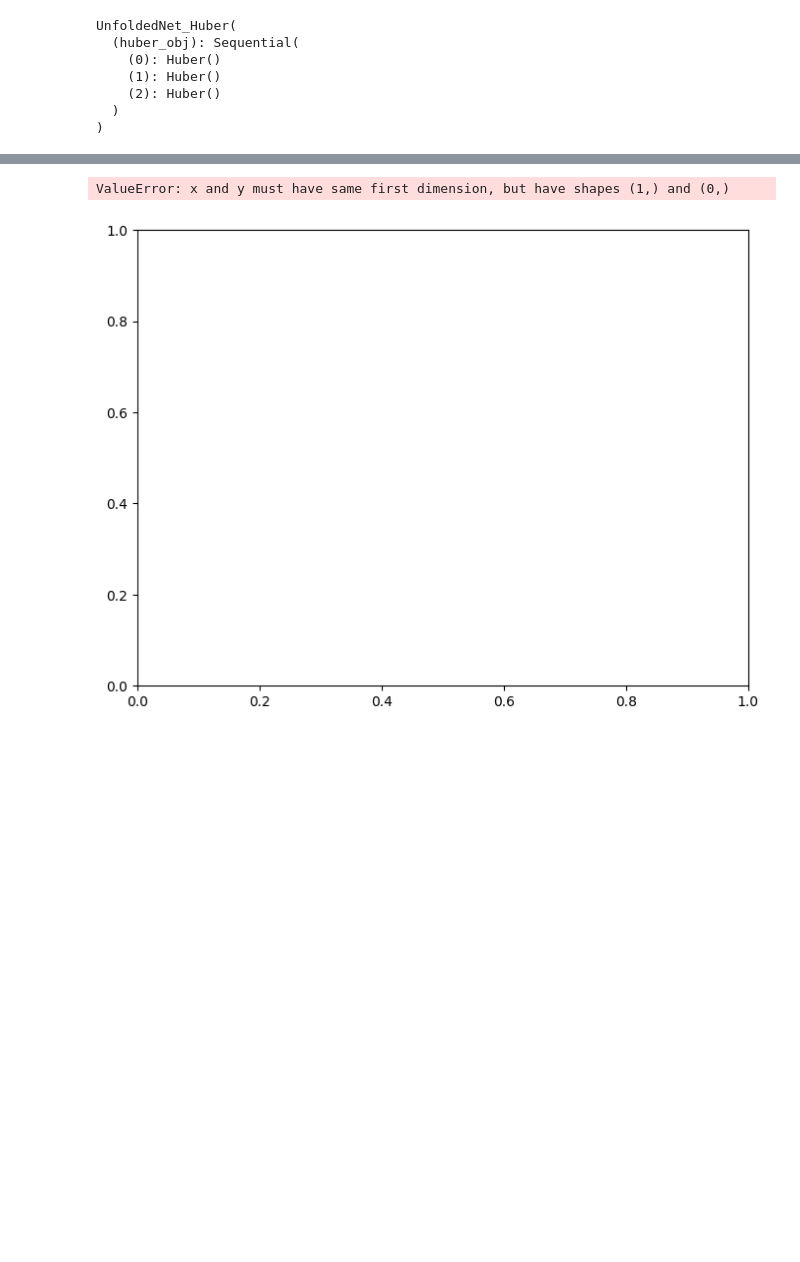
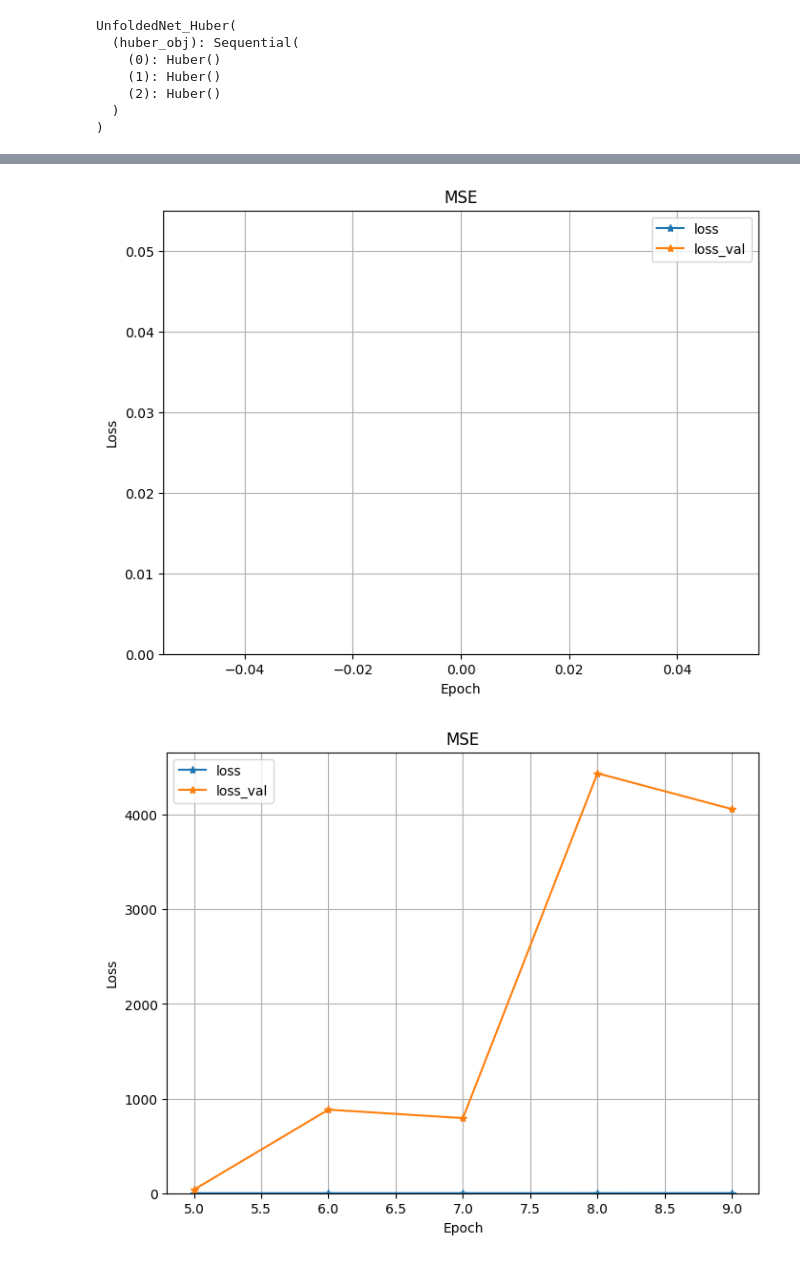
Before and after one commit to Talha-Nehal-Undegrad-Study/ConvHuberMC-Net, a Jupyter notebook: convhubermc.ipynb, the cells around one changed output, grey strips where cells are left out. Saved outputs shown, nothing was run; the diff lists cells and outputs as text; code cells hidden in the pictures; blank space fills up the shorter version.

```diff
--- a/convhubermc.ipynb
+++ b/convhubermc.ipynb
@@ -75,7 +75,7 @@ def get_default_param(gpu = True):
 
     params_net['device'] = 'cuda' if torch.cuda.is_available() else 'cpu'
 
-    params_net['hubreg_iters'] = 1
+    params_net['hubreg_iters'] = 2
     params_net['layers'] = 3
     params_net['initial_sigma'] = 0.67 # may not be learnable as then tau and lamda no longer needed
     params_net['initial_c'] = 1.345
@@ -167,7 +167,7 @@ torch.manual_seed(seed)
 
 # Set parameters (including hyperparameters) and setting for saving/logging data
 
-hyper_param_net = training.get_hyperparameter_grid('HuberMC-Net', TrainInstances = 10, ValInstances = 6, BatchSize = 2, ValBatchSize = 2, num_epochs = 5, learning_rate = 0.001)
+hyper_param_net = training.get_hyperparameter_grid('HuberMC-Net', TrainInstances = 10, ValInstances = 6, BatchSize = 2, ValBatchSize = 2, num_epochs = 10, learning_rate = 0.001)
 
 params_net = get_default_param(gpu = False)
 
@@ -208,7 +208,7 @@ for q in q_list:
 
     # Some additional settings for training including loss, optimizer,
     # floss = nn.functional.mse_loss(reduction = 'sum')
-    floss = nn.MSELoss(reduction = 'sum')
+    floss = nn.MSELoss()
     optimizer = torch.optim.Adam(net.parameters(), lr = hyper_param_net['Lr'])
     # scheduler2 =  torch.optim.lr_scheduler.StepLR(optimizer, step_size= 1, gamma = 0.97, verbose = True)
 
@@ -332,2 +332,2 @@ saved at [epoch5/5]
-ValueError: x and y must have same first dimension, but have shapes (1,) and (0,)
-[figure, old version]
+[figure, new version]
+[figure, added]
```
Also changed, not shown: parts of 1 cell of this notebook, 33 other files.
